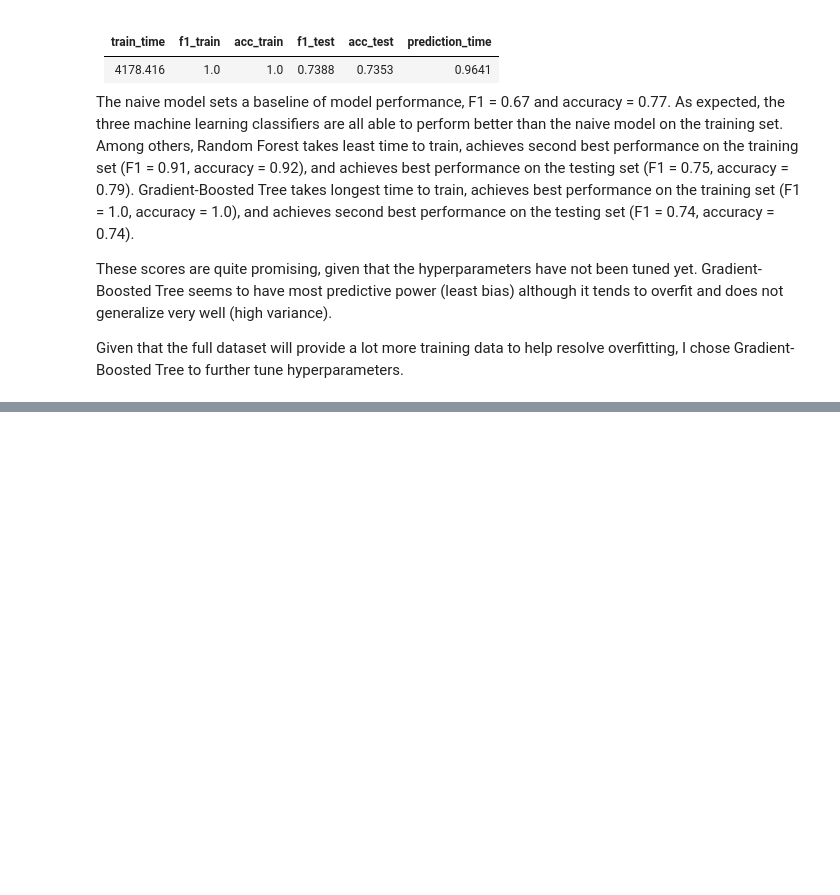
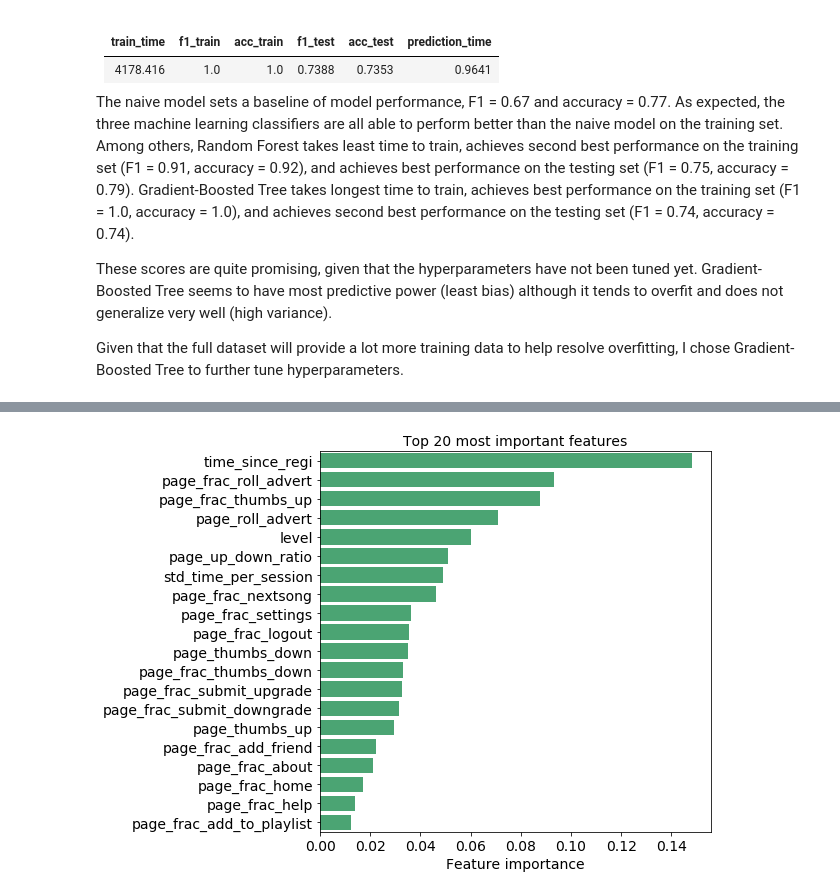
Before and after one commit to angang-li/sparkify, a Jupyter notebook: Sparkify.ipynb, the cells around one changed output, grey strips where cells are left out. Cells and saved outputs as stored; diff of their text form; code cells hidden in the pictures; blank space fills up the shorter version.

```diff
--- a/Sparkify.ipynb
+++ b/Sparkify.ipynb
@@ -1933,0 +1975,10 @@ Given that the full dataset will provide a lot more training data to help resolv
+# %%
+plt.figure(figsize=(7,7))
+sns.barplot(x='Coefficient', y='Feature', data=feature_coef_df.iloc[:20], color='mediumseagreen')
+plt.title('Top 20 most important features', fontsize=14)
+plt.xlabel('Feature importance', fontsize=14)
+plt.ylabel('', fontsize=14)
+plt.xticks(fontsize=14)
+plt.yticks(fontsize=14);
+# %% [output]
+[figure, added]
```
Also changed, not shown: parts of 6 cells of this notebook.
